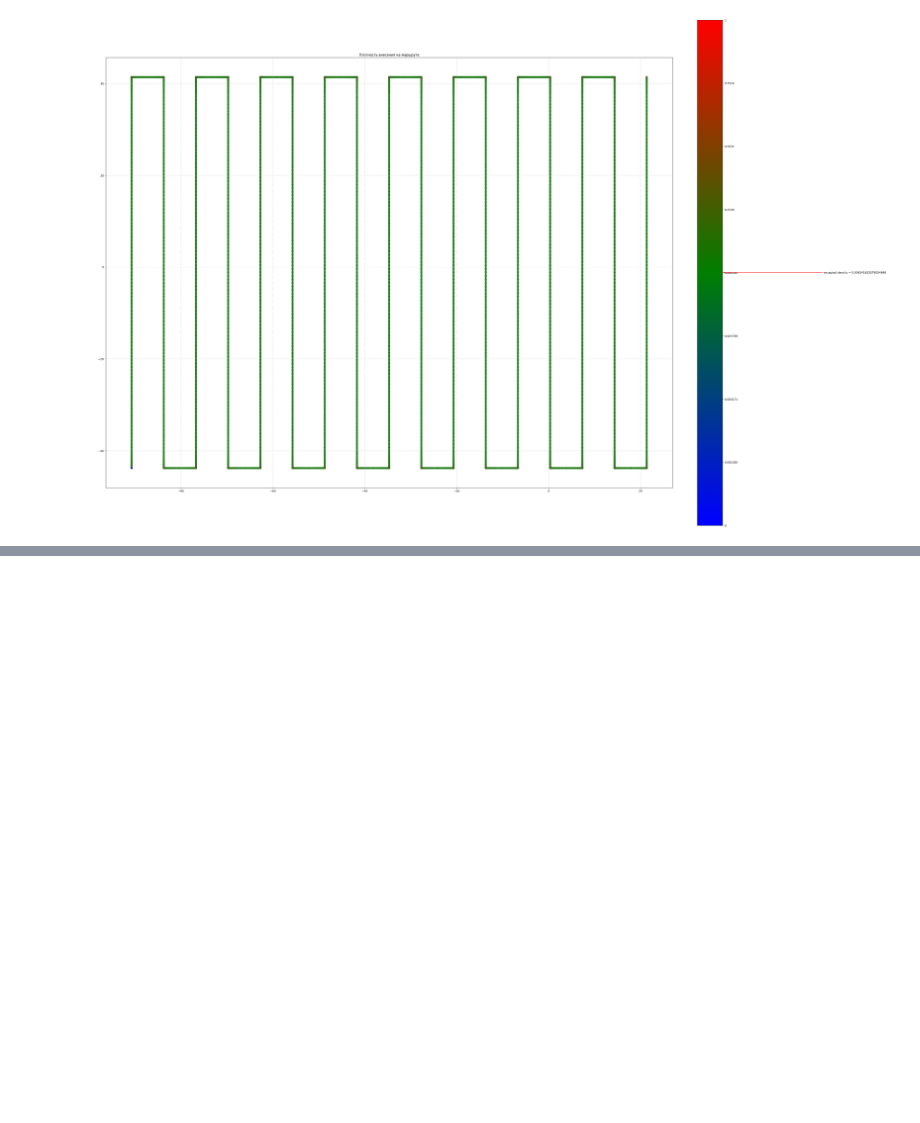
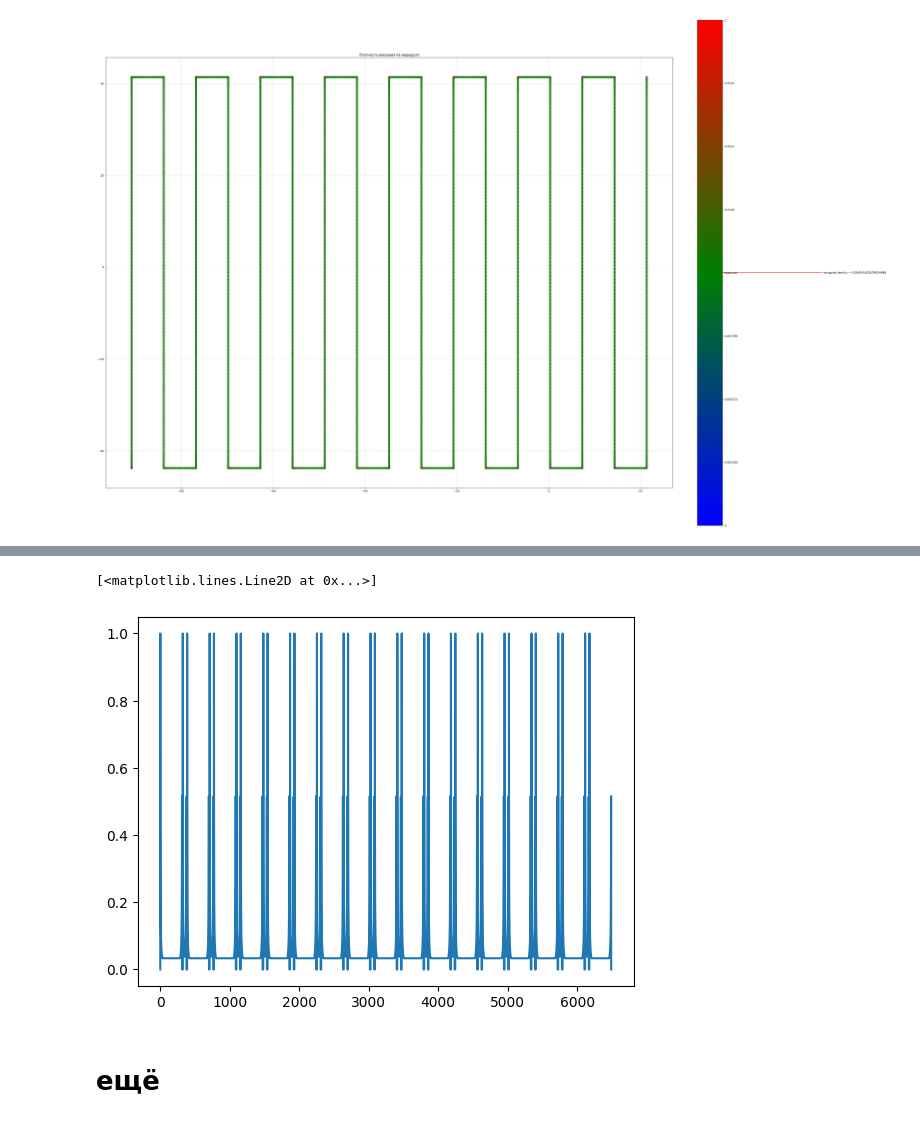
Before and after one commit to nodax-hub/Simulate, a Jupyter notebook: copmensate.ipynb, the cells around one changed output, grey strips where cells are left out. Saved outputs shown, nothing was run; the diff lists cells and outputs as text; code cells hidden in the pictures; blank space fills up the shorter version.

```diff
--- a/copmensate.ipynb
+++ b/copmensate.ipynb
@@ -76,0 +94,5 @@ diff = 0.050956255283306044
+# %%
+plt.plot(pf.instant_introduction_density)
+# %% [output]
+[<matplotlib.lines.Line2D at 0x...>]
+[figure, added]
@@ -77 +101,3 @@ diff = 0.050956255283306044
+# %% [markdown]
+# ещё
 # %%
```
Also changed, not shown: parts of 9 cells of this notebook, 13 other files.
